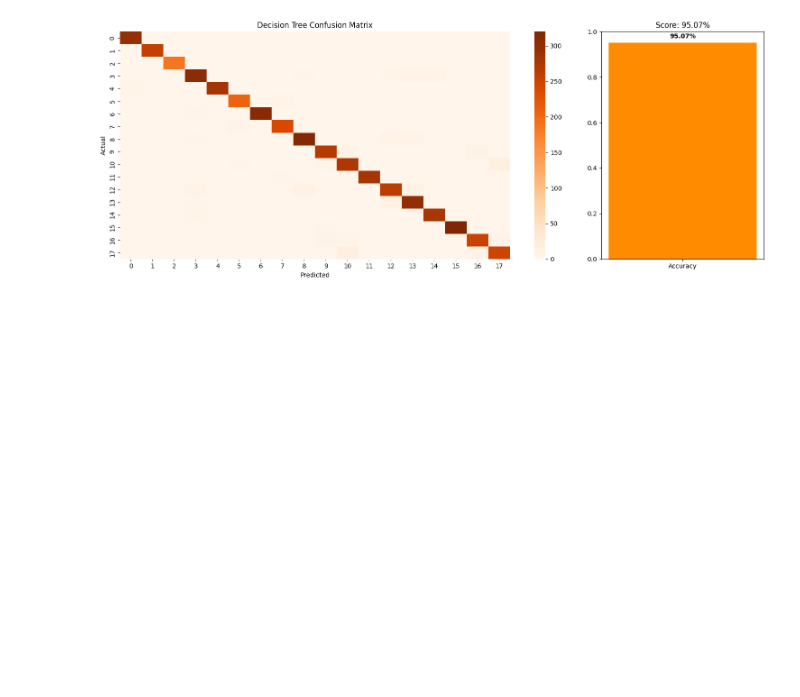
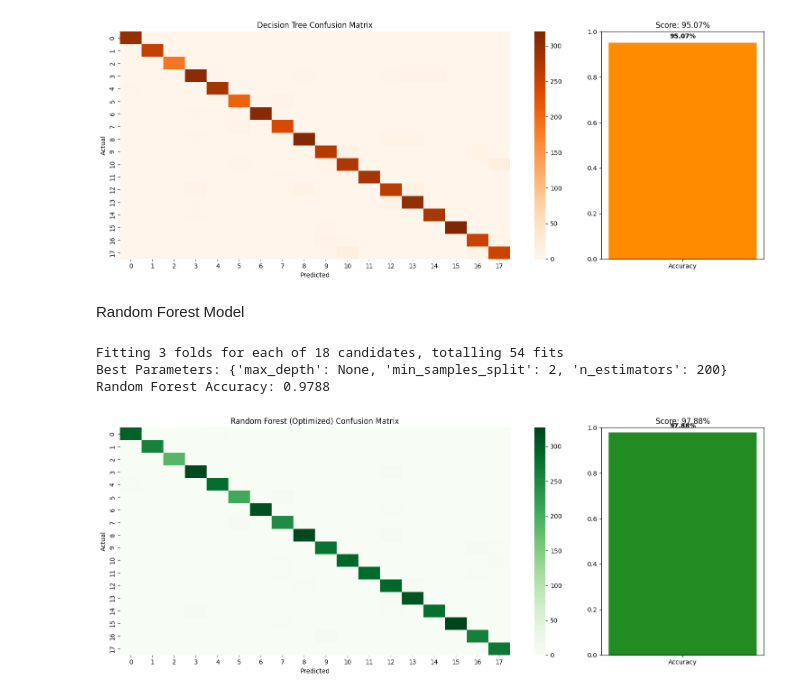
Before and after one commit to MarwanZaineldeen/Hand-Gesture-Classification-MLflow, a Jupyter notebook: hand_gesture_classification.ipynb, the cells around one changed output. Saved outputs shown, nothing was run; the diff lists cells and outputs as text; code cells hidden in the pictures; blank space fills up the shorter version.

Commit message:
Optimized Random Forest via GridSearch

```diff
--- a/hand_gesture_classification.ipynb
+++ b/hand_gesture_classification.ipynb
@@ -290,3 +290,42 @@ plt.tight_layout()
 plt.show()
 # %% [output]
 [figure]
+# %% [markdown]
+Random Forest Model
+# %%
+param_grid = {
+    'n_estimators': [50, 100, 200],
+    'max_depth': [None, 10, 20],
+    'min_samples_split': [2, 5]
+}
+
+rf_base = RandomForestClassifier(random_state=42)
+grid_search_rf = GridSearchCV(estimator=rf_base, param_grid=param_grid, cv=3, n_jobs=-1, verbose=1)
+grid_search_rf.fit(X_train, y_train)
+
+rf_model = grid_search_rf.best_estimator_
+y_pred_rf = rf_model.predict(X_test)
+rf_acc = accuracy_score(y_test, y_pred_rf)
+print(f"Best Parameters: {grid_search_rf.best_params_}")
+print(f"Random Forest Accuracy: {rf_acc:.4f}")
+# %% [output]
+Fitting 3 folds for each of 18 candidates, totalling 54 fits
+Best Parameters: {'max_depth': None, 'min_samples_split': 2, 'n_estimators': 200}
+Random Forest Accuracy: 0.9788
+# %%
+fig, (ax1, ax2) = plt.subplots(1, 2, figsize=(15, 6), gridspec_kw={'width_ratios': [3, 1]})
+sns.heatmap(confusion_matrix(y_test, y_pred_rf), annot=False, cmap='Greens', ax=ax1)
+ax1.set_title(f"Random Forest (Optimized) Confusion Matrix")
+ax1.set_ylabel('Actual')
+ax1.set_xlabel('Predicted')
+
+ax2.bar(['Accuracy'], [rf_acc], color='forestgreen')
+ax2.set_ylim(0, 1)
+ax2.set_title(f"Score: {rf_acc:.2%}")
+for i, v in enumerate([rf_acc]):
+    ax2.text(i, v + 0.02, f"{v:.2%}", ha='center', fontweight='bold')
+
+plt.tight_layout()
+plt.show()
+# %% [output]
+[figure, added]
```
